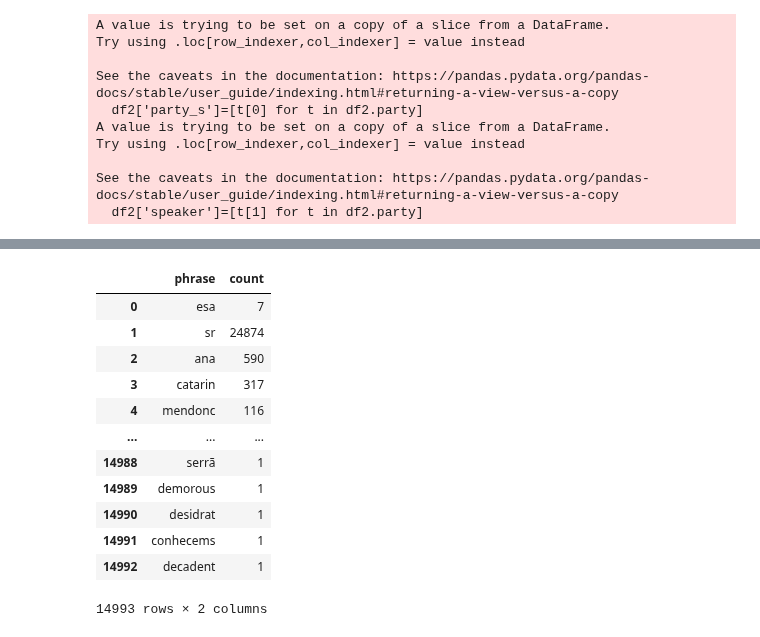
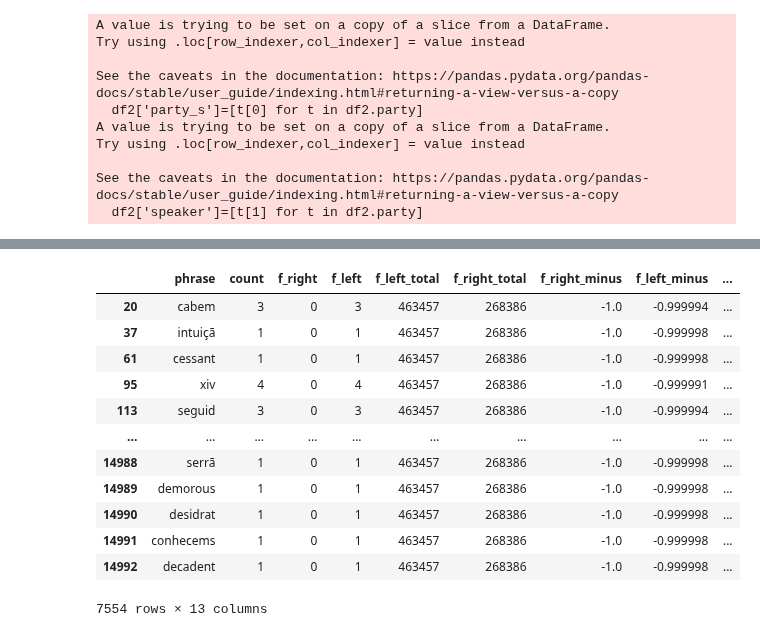
Before and after one commit to CT-P/portuguese_open_data, a Jupyter notebook: code/explore/n_grams_Table.ipynb, the cells around one changed output, grey strips where cells are left out. Saved outputs shown, nothing was run; the diff lists cells and outputs as text; code cells hidden in the pictures.

Commit message:
pearson selection

```diff
--- a/code/explore/n_grams_Table.ipynb
+++ b/code/explore/n_grams_Table.ipynb
@@ -292,8 +273,11 @@ Name: uni_grams, Length: 5111, dtype: object
 right=[ 'PSD',  'CDS-PP', 'CH','IL','CDS']
 left=[ 'PS', 'BE', 'PCP', 'PAN', 'PEV','L','PCP']
 
+
 def create_frequency_table_grams(n_gram=1, input=df3, right_parties=right, left_parties=left):
     grams_d={1: 'uni_grams', 2: 'bi_grams', 3: 'tri_grams'}
+
+
     r_grams=[item for sublist in df3[df3.party_s.isin(right)][grams_d[n_gram]] for item in sublist]
     l_grams=[item for sublist in df3[df3.party_s.isin(left)][grams_d[n_gram]] for item in sublist]
 
@@ -306,10 +290,11 @@ def create_frequency_table_grams(n_gram=1, input=df3, right_parties=right, left_
     df_all['f_right']=[right_counter[x] for x in df_all.phrase]
     df_all['f_left']=[left_counter[x] for x in df_all.phrase]
 
-    df_all['f_right_minus']=[f_all_except(right_counter, x) for x in df_all.phrase]
-    df_all['f_left_minus']=[f_all_except(left_counter, x) for x in df_all.phrase]
-    df_all['f_left_total']=get_total_party(left_counter)
-    df_all['f_right_total']=get_total_party(right_counter)
+
+    df_all['f_left_total']=sum(left_counter.values())
+    df_all['f_right_total']=sum(right_counter.values())
+    df_all['f_right_minus']=(df_all['f_right']- df_all['f_right_total'])/df_all['f_right_total']
+    df_all['f_left_minus']=(df_all['f_left']- df_all['f_left_total'])/df_all['f_left_total']
 
     df_all['f_right_norm']=df_all['f_right']/df_all['f_right_total']
     df_all['f_left_norm']=df_all['f_left']/df_all['f_left_total']
@@ -468,16 +331,20 @@ df_all.sort_values(by=['pearson_quad'], ascending=False)
-# %%
-df_all
-# %% [output]
-|  | phrase | count |
-| 0 | esa | 7 |
-| 1 | sr | 24874 |
-| 2 | ana | 590 |
-| 3 | catarin | 317 |
-| 4 | mendonc | 116 |
-| ... | ... | ... |
-| 14988 | serrã | 1 |
-| 14989 | demorous | 1 |
-| 14990 | desidrat | 1 |
-| 14991 | conhecems | 1 |
-| 14992 | decadent | 1 |
-14993 rows × 2 columns
+# %%
+trigrams_table=dfg3[dfg3.pearson_quad>0]
+bigrams_table=dfg2[dfg2.pearson_quad>0]
+unigrams_table=dfg[dfg.pearson_quad>0]
+# %%
+unigrams_table
+# %% [output]
+|  | phrase | count | f_right | f_left | f_left_total | f_right_total | f_right_minus | f_left_minus | ... |
+| 20 | cabem | 3 | 0 | 3 | 463457 | 268386 | -1.0 | -0.999994 | ... |
+| 37 | intuiçã | 1 | 0 | 1 | 463457 | 268386 | -1.0 | -0.999998 | ... |
+| 61 | cessant | 1 | 0 | 1 | 463457 | 268386 | -1.0 | -0.999998 | ... |
+| 95 | xiv | 4 | 0 | 4 | 463457 | 268386 | -1.0 | -0.999991 | ... |
+| 113 | seguid | 3 | 0 | 3 | 463457 | 268386 | -1.0 | -0.999994 | ... |
+| ... | ... | ... | ... | ... | ... | ... | ... | ... | ... |
+| 14988 | serrã | 1 | 0 | 1 | 463457 | 268386 | -1.0 | -0.999998 | ... |
+| 14989 | demorous | 1 | 0 | 1 | 463457 | 268386 | -1.0 | -0.999998 | ... |
+| 14990 | desidrat | 1 | 0 | 1 | 463457 | 268386 | -1.0 | -0.999998 | ... |
+| 14991 | conhecems | 1 | 0 | 1 | 463457 | 268386 | -1.0 | -0.999998 | ... |
+| 14992 | decadent | 1 | 0 | 1 | 463457 | 268386 | -1.0 | -0.999998 | ... |
+7554 rows × 13 columns
```
Also changed, not shown: parts of 18 cells of this notebook, 2 other files.
